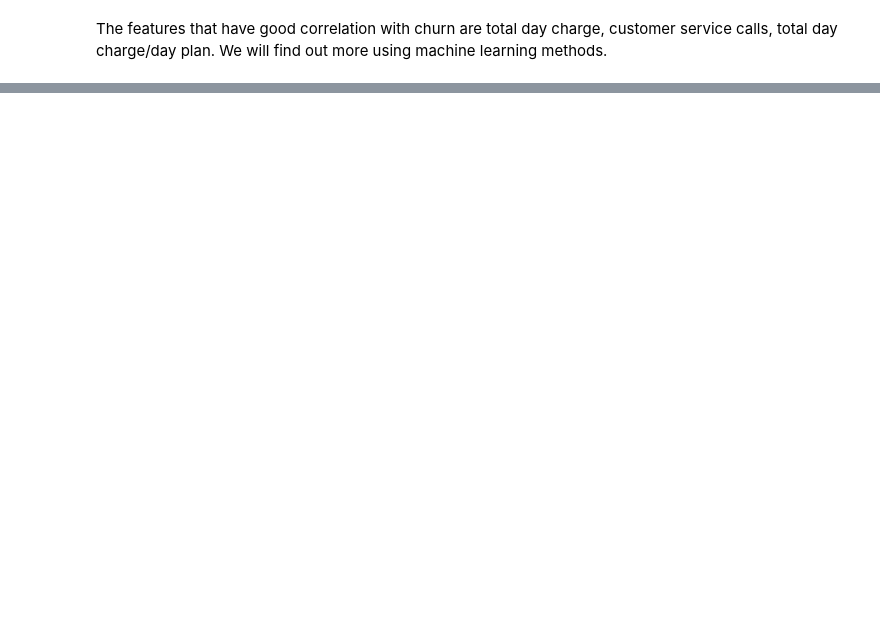
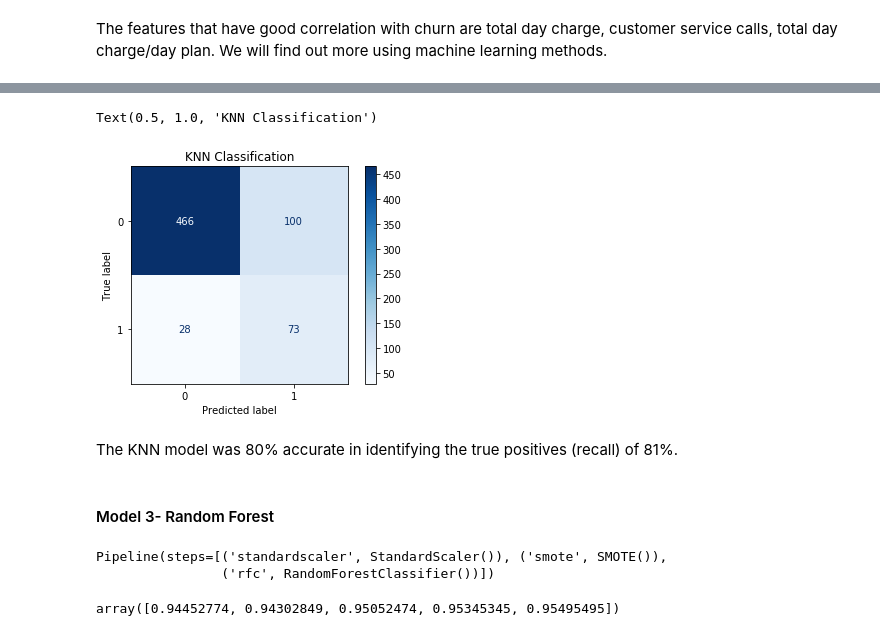
Before and after one commit to kulleeezy/dsc-phase-3-project, a Jupyter notebook: Phase 3 Project.ipynb, the cells around one changed output, grey strips where cells are left out. Cells and saved outputs as stored; diff of their text form; code cells hidden in the pictures; blank space fills up the shorter version.

```diff
--- a/Phase 3 Project.ipynb
+++ b/Phase 3 Project.ipynb
@@ -510,0 +401,3 @@ Based on our findings, customer service call is the main reason why customers ch
+# %%
+#creating pipeline with scaler, smote,
+KNN = Pipeline([('standardscaler', StandardScaler()), ('smote', SMOTE()), ('knn', KNeighborsClassifier())])
@@ -510,0 +424,10 @@ Based on our findings, customer service call is the main reason why customers ch
+# %%
+plot_confusion_matrix(KNN, X_test, y_test, cmap='Blues')
+plt.title('KNN Classification')
+# %% [output]
+Text(0.5, 1.0, 'KNN Classification')
+[figure, added]
+# %% [markdown]
+The KNN model was 80% accurate in identifying the true positives (recall) of 81%.
+# %% [markdown]
+#### Model 3- Random Forest
@@ -510,0 +440,11 @@ Based on our findings, customer service call is the main reason why customers ch
+# %%
+#fitting training data
+RFC.fit(X_train, y_train)
+# %% [output]
+Pipeline(steps=[('standardscaler', StandardScaler()), ('smote', SMOTE()),
+                ('rfc', RandomForestClassifier())])
+# %%
+#viewing cross validation score
+cross_val_score(RFC, X, y)
+# %% [output]
+array([0.94452774, 0.94302849, 0.95052474, 0.95345345, 0.95495495])
```
Also changed, not shown: parts of 100 cells of this notebook.
